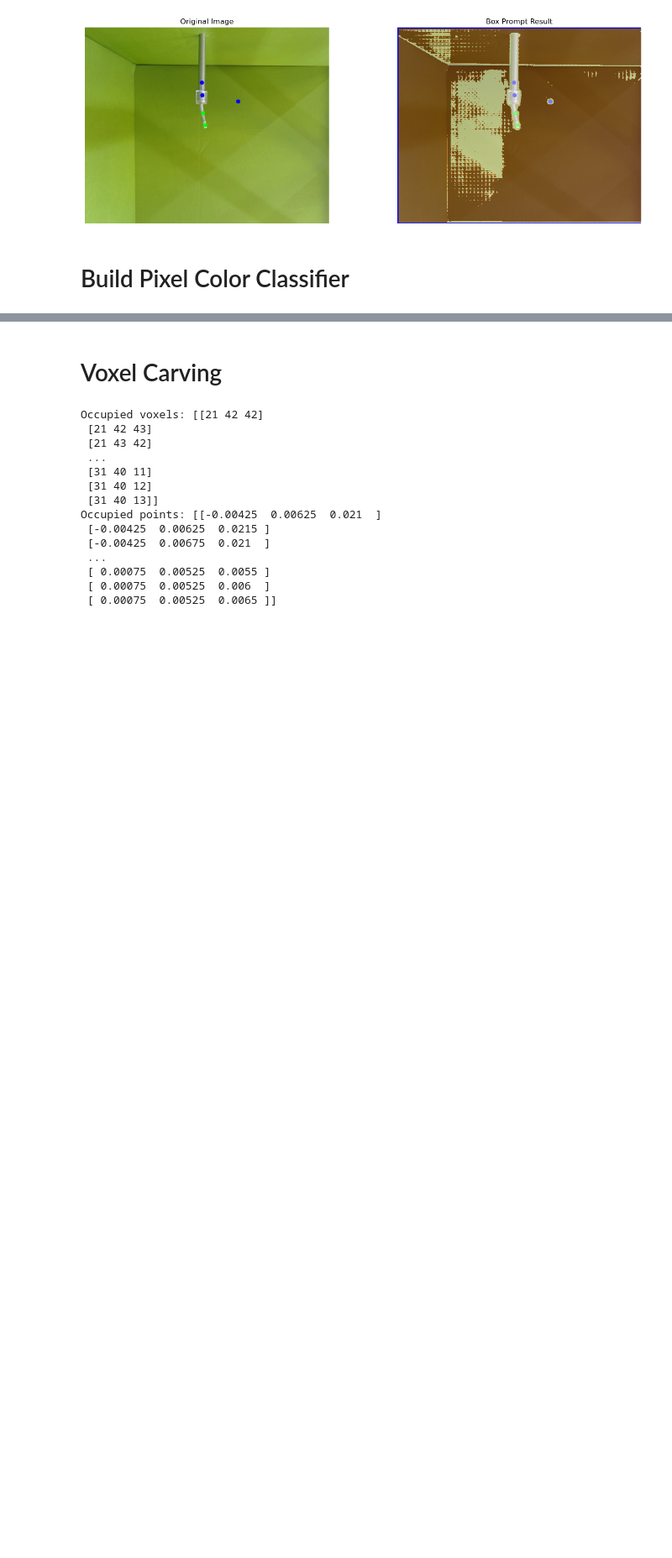
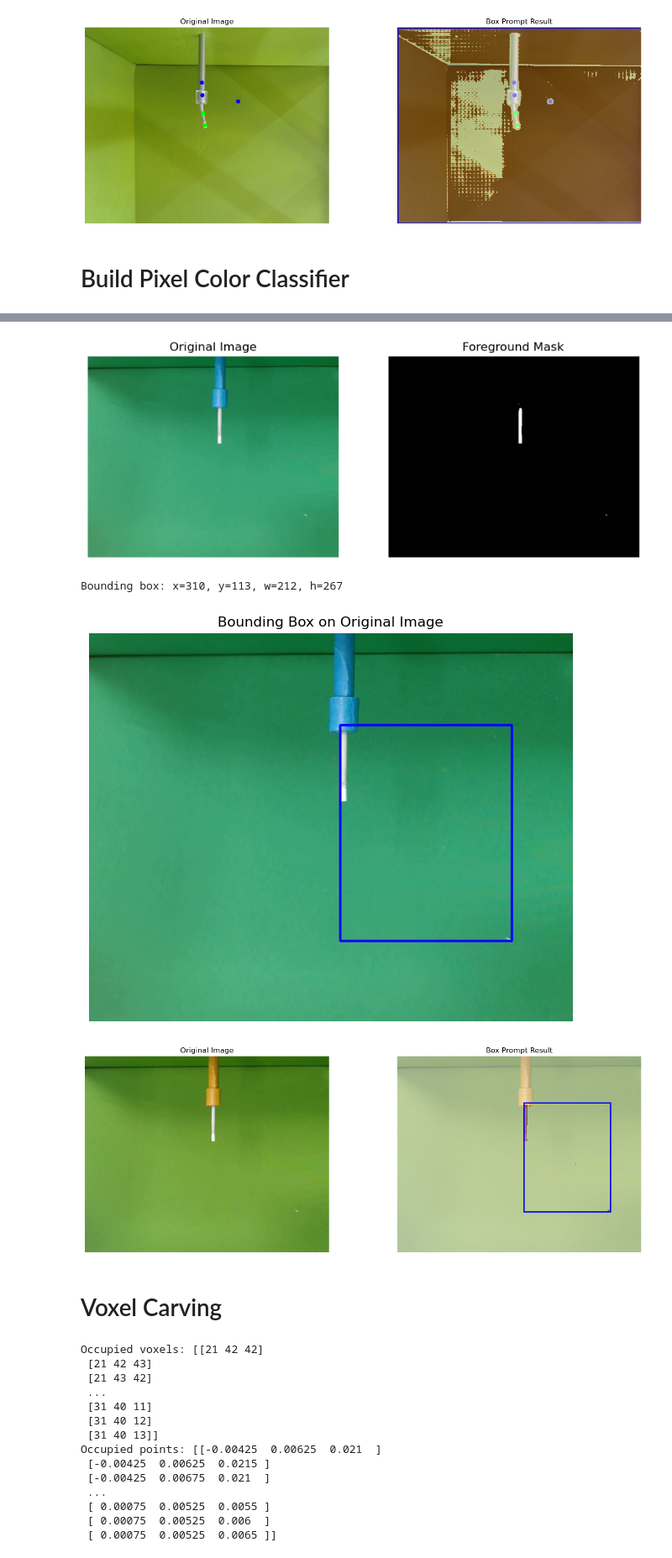
Before and after one commit to jasonkglim/Catheter-Perception, a Jupyter notebook: scripts/catheter_pose_estimation.ipynb, the cells around one changed output, grey strips where cells are left out. Shown at 84% size. Cells and saved outputs as stored; diff of their text form; code cells hidden in the pictures; blank space fills up the shorter version.

```diff
--- a/scripts/catheter_pose_estimation.ipynb
+++ b/scripts/catheter_pose_estimation.ipynb
@@ -641,3 +674,70 @@ Background point: (48, 164)
+# %%
+
+# Visualization
+plt.figure(figsize=(10, 5))
+plt.subplot(1, 2, 1)
+plt.title('Original Image')
+plt.imshow(cv2.cvtColor(image, cv2.COLOR_BGR2RGB))
+plt.axis('off')
+
+plt.subplot(1, 2, 2)
+plt.title('Foreground Mask')
+plt.imshow(mask, cmap='gray')
+plt.axis('off')
+
+plt.show()
+
+# Get bounding box from the generated mask
+x, y, w, h = cv2.boundingRect(mask.astype(np.uint8))
+box = np.array([[x, y, x + w, y + h]])
+print(f"Bounding box: x={x}, y={y}, w={w}, h={h}")
+
+# Visualize bounding box on the original image
+image_with_box = image.copy()
+cv2.rectangle(image_with_box, (x, y), (x + w, y + h), (255, 0, 0), 2)
+
+plt.figure(figsize=(8, 6))
+plt.imshow(cv2.cvtColor(image_with_box, cv2.COLOR_BGR2RGB))
+plt.title('Bounding Box on Original Image')
+plt.axis('off')
+plt.show()
+
+# Use bounding box as input to SAM model
+# Load SAM model
+checkpoint_path = "C:\\Users\\jlim\\Documents\\GitHub\\segment-anything\\models\\sam_vit_b_01ec64.pth"
+model_type = "vit_b"
+sam = sam_model_registry[model_type](checkpoint=checkpoint_path)
+# sam.to("cuda" if torch.cuda.is_available() else "cpu")
+sam.to("cpu")
+sam_predictor = SamPredictor(sam)
+sam_predictor.set_image(image)
+
+masks, scores, logits = sam_predictor.predict(
+    box=box,
+    multimask_output=False
+)
+
+# ---- Visualize Results ----
+fig, axs = plt.subplots(1, 2, figsize=(15, 5))
+
+axs[0].imshow(image)
+axs[0].set_title("Original Image")
+
+axs[1].imshow(image)
+axs[1].imshow(masks[0], alpha=0.5, cmap='Reds')
+axs[1].add_patch(plt.Rectangle((x, y), w, h, edgecolor='blue', facecolor='none', lw=2))
+axs[1].set_title("Box Prompt Result")
+
+for ax in axs:
+    ax.axis('off')
+
+plt.tight_layout()
+plt.show()
+# %% [output]
+[figure, added]
+Bounding box: x=310, y=113, w=212, h=267
+[figure, added]
+[figure, added]
 # %% [markdown]
 # Voxel Carving
 # %%
```
Also changed, not shown: parts of 2 cells of this notebook.
